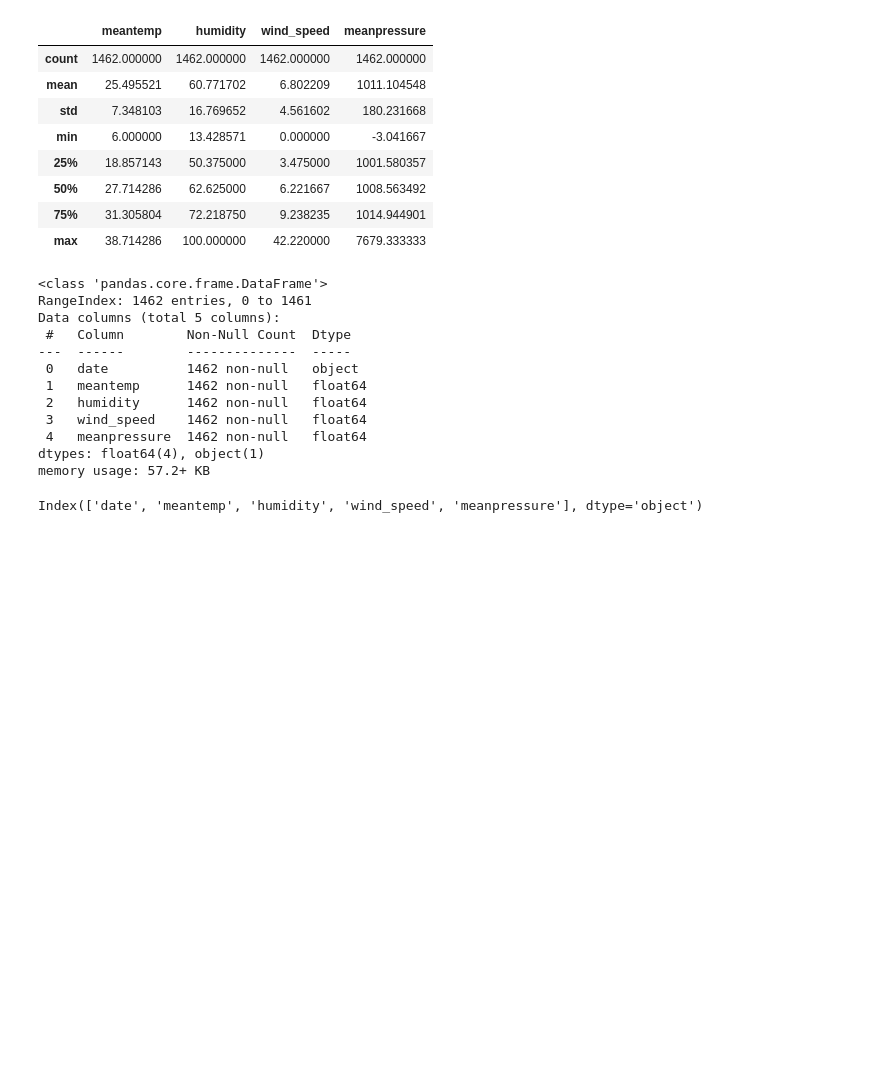
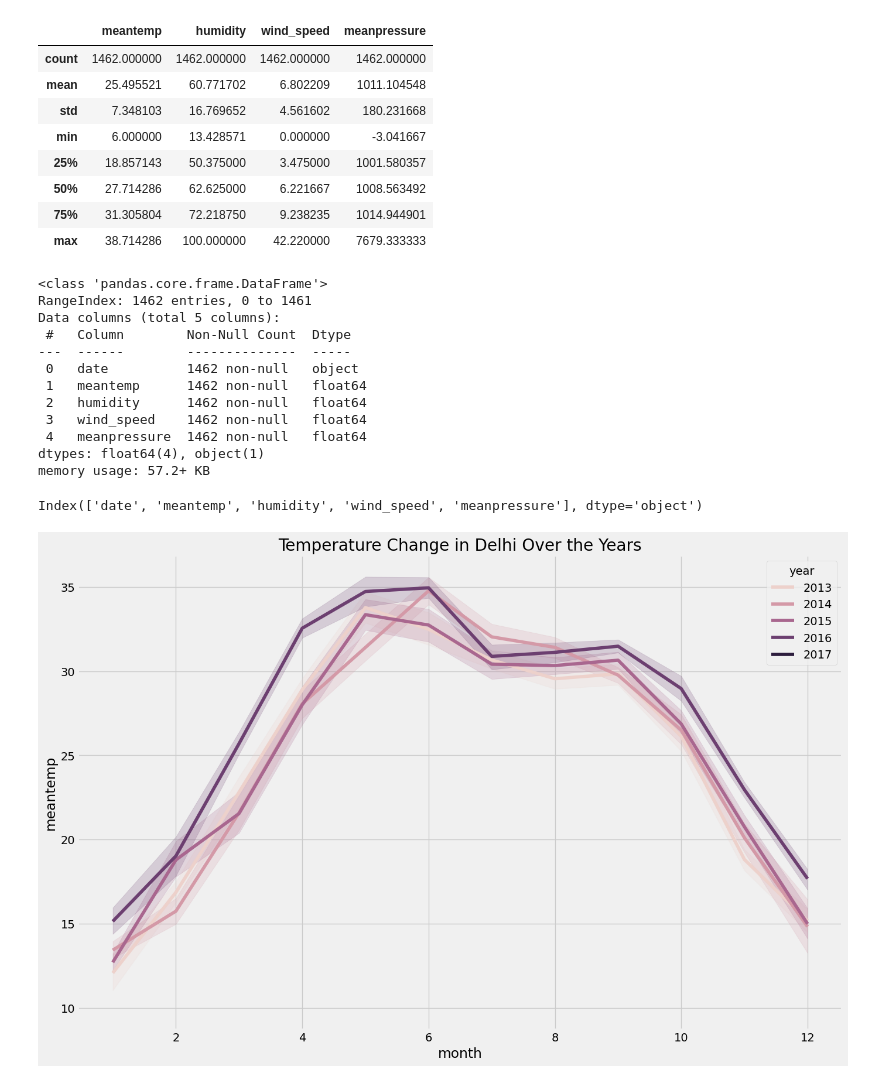
Before and after one commit to tejas05in/Weather-Forecasting, a Jupyter notebook: research/experiment.ipynb, the cells around one changed output. Drawn from its saved outputs; the diff is of its cells as text; code cells hidden in the pictures; blank space fills up the shorter version.

```diff
--- a/research/experiment.ipynb
+++ b/research/experiment.ipynb
@@ -59,3 +59,14 @@ px.scatter(data,x="humidity",y="meantemp",title = "Relationship between temperat
 data.columns
 # %% [output]
 Index(['date', 'meantemp', 'humidity', 'wind_speed', 'meanpressure'], dtype='object')
+# %%
+data['year'] = data['date'].dt.year
+data['month'] = data['date'].dt.month
+# %%
+plt.style.use('fivethirtyeight')
+plt.figure(figsize=(15, 10))
+plt.title("Temperature Change in Delhi Over the Years")
+sns.lineplot(data = data, x='month', y='meantemp', hue='year')
+plt.show()
+# %% [output]
+[figure, added]
```
Also changed, not shown: parts of 7 cells of this notebook, 1 other file.
